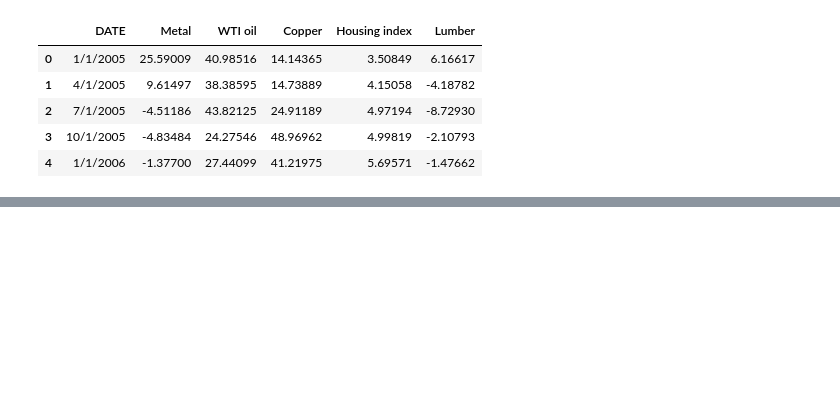
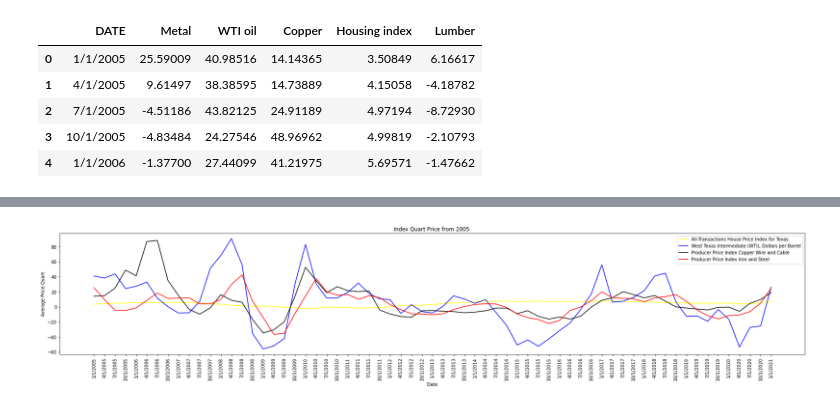
Before and after one commit to Fescamil1/Project_1_Housing_Market_Analysis, a Jupyter notebook: CommodityAnalysis.ipynb, the cells around one changed output, grey strips where cells are left out. Drawn from its saved outputs; the diff is of its cells as text; code cells hidden in the pictures; blank space fills up the shorter version.

```diff
--- a/CommodityAnalysis.ipynb
+++ b/CommodityAnalysis.ipynb
@@ -146,19 +96,18 @@ comm_hou_new_df.head()
 | 3 | 10/1/2005 | -4.83484 | 24.27546 | 48.96962 | 4.99819 | -2.10793 |
 | 4 | 1/1/2006 | -1.37700 | 27.44099 | 41.21975 | 5.69571 | -1.47662 |
 # %%
-plt.figure(figsize=(15,5))
+plt.figure(figsize=(30,5))
 plt.plot(comm_hou_new_df["DATE"],comm_hou_new_df["Housing index"], label="All-Transactions House Price Index for Texas",color= "yellow")
 plt.plot(comm_hou_new_df["DATE"],comm_hou_new_df["WTI oil"],label='West Texas Intermediate (WTI), Dollars per Barrel',color= "blue")
 plt.plot(comm_hou_new_df["DATE"],comm_hou_new_df["Copper"], label="Producer Price Index Copper Wire and Cable",color= "black")
 plt.plot(comm_hou_new_df["DATE"],comm_hou_new_df["Metal"],label="Producer Price Index Iron and Steel", color= "red")
-#plt.plot(comm_hou_new_df["DATE"],comm_hou_new_df["Lumber"],label= "Producer Price Index Lumber", color= "green")
+# plt.plot(comm_hou_new_df["DATE"],comm_hou_new_df["Lumber"],label= "Producer Price Index Lumber", color= "green")
 
 plt.xticks(rotation="vertical")
-plt.title("Indexes Quart Price from 2005 ")
+plt.title("Index Quart Price from 2005 ")
 plt.xlabel("Date")
 plt.ylabel("Average Price Quart")
 
-
 plt.legend(loc="best")
 plt.show()
 # %% [output]
@@ -166,0 +114 @@ plt.show()
+[figure, added]
```
Also changed, not shown: parts of 11 cells of this notebook.
